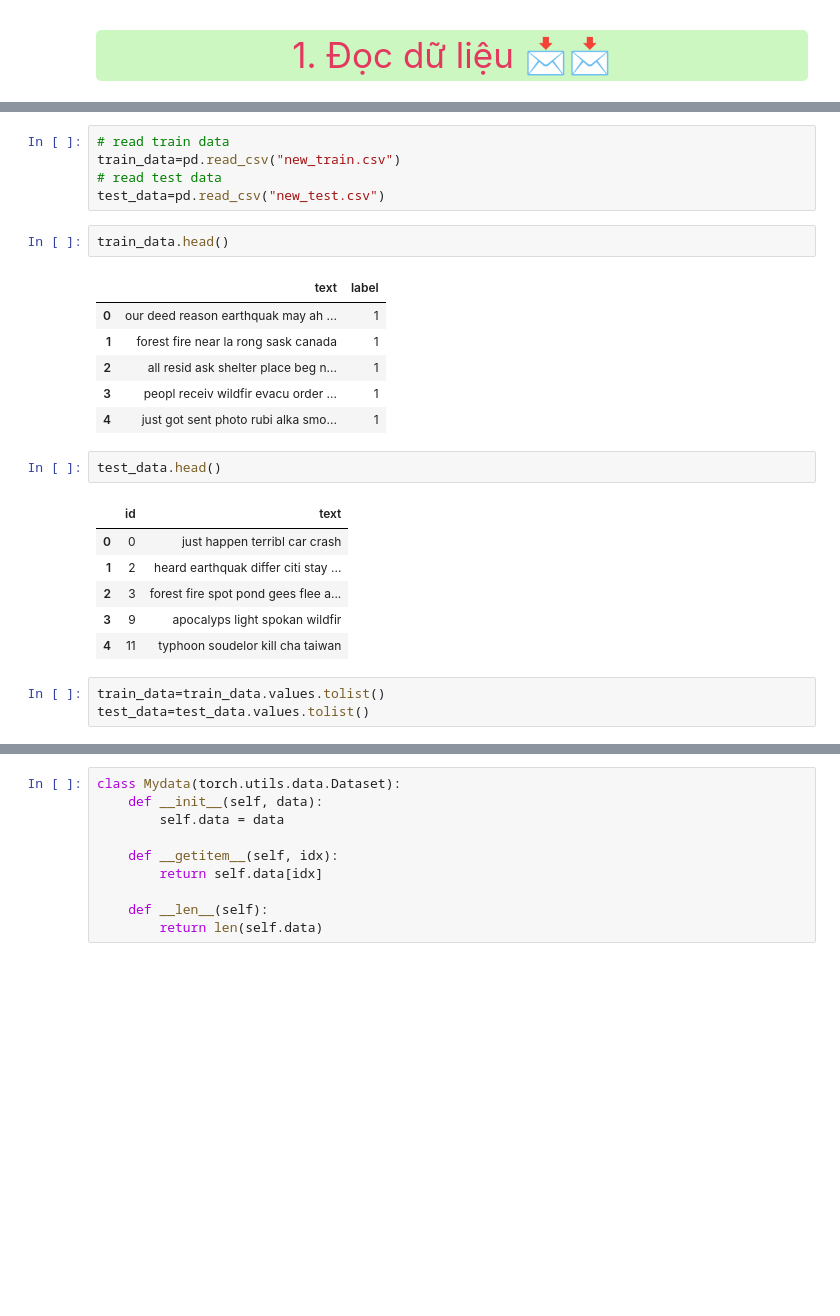
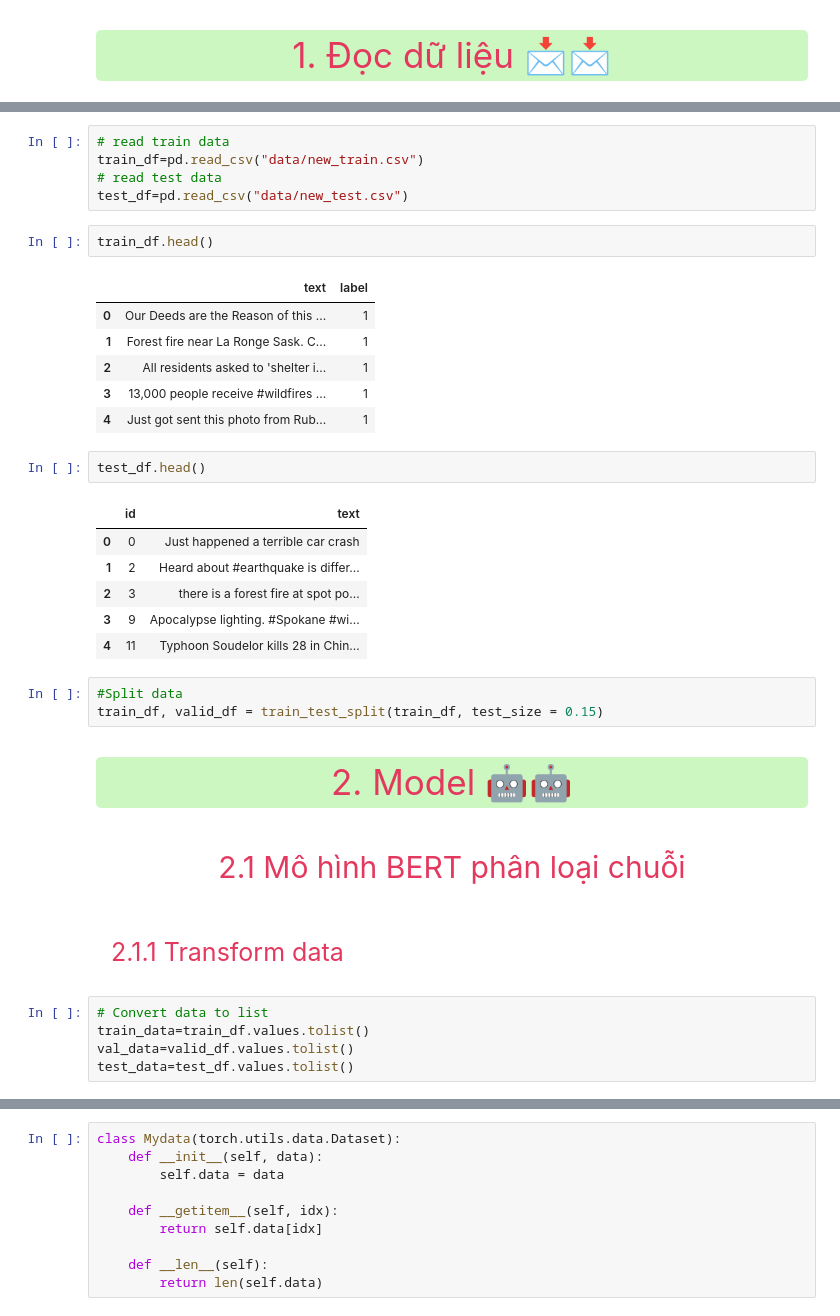
Before and after one commit to HThinh1303/IntelligentDataAnalytics_FinalProject, a Jupyter notebook: task_5_6_7_featuring_modeling_evaluation.ipynb, the cells around one changed output, grey strips where cells are left out. Cells and saved outputs as stored; diff of their text form; blank space fills up the shorter version.

Commit message:
add result of test

```diff
--- a/task_5_6_7_featuring_modeling_evaluation.ipynb
+++ b/task_5_6_7_featuring_modeling_evaluation.ipynb
@@ -27,26 +64,42 @@ from sklearn.metrics import classification_report
 # %%
 # read train data
-train_data=pd.read_csv("new_train.csv")
+train_df=pd.read_csv("data/new_train.csv")
 # read test data
-test_data=pd.read_csv("new_test.csv")
+test_df=pd.read_csv("data/new_test.csv")
 # %%
-train_data.head()
+train_df.head()
 # %% [output]
 |  | text | label |
-| 0 | our deed reason earthquak may ah ... | 1 |
-| 1 | forest fire near la rong sask canada | 1 |
-| 2 | all resid ask shelter place beg n... | 1 |
-| 3 | peopl receiv wildfir evacu order ... | 1 |
-| 4 | just got sent photo rubi alka smo... | 1 |
+| 0 | Our Deeds are the Reason of this ... | 1 |
+| 1 | Forest fire near La Ronge Sask. C... | 1 |
+| 2 | All residents asked to 'shelter i... | 1 |
+| 3 | 13,000 people receive #wildfires ... | 1 |
+| 4 | Just got sent this photo from Rub... | 1 |
 # %%
-test_data.head()
+test_df.head()
 # %% [output]
 |  | id | text |
-| 0 | 0 | just happen terribl car crash |
-| 1 | 2 | heard earthquak differ citi stay ... |
-| 2 | 3 | forest fire spot pond gees flee a... |
-| 3 | 9 | apocalyps light spokan wildfir |
-| 4 | 11 | typhoon soudelor kill cha taiwan |
+| 0 | 0 | Just happened a terrible car crash |
+| 1 | 2 | Heard about #earthquake is differ... |
+| 2 | 3 | there is a forest fire at spot po... |
+| 3 | 9 | Apocalypse lighting. #Spokane #wi... |
+| 4 | 11 | Typhoon Soudelor kills 28 in Chin... |
+# %%
+#Split data
+train_df, valid_df = train_test_split(train_df, test_size = 0.15)
+# %% [markdown]
+<a id="2"></a>
+<div style=" background-color:#cdf7c1 ; color:#e3395e; padding: 15px; border-radius:5px;text-align: center; border-style: solid; border-color: green; font-size: 35px">
+2. Model 🤖🤖
+</div>
+# %% [markdown]
+<a id="2_1"></a>
+<div style="  color:#e3395e; padding: 15px; border-radius:5px;text-align: center; border-style: solid; border-color: green; font-size: 30px">2.1 Mô hình BERT phân loại chuỗi </div>
+# %% [markdown]
+<a id="2_1_1"></a>
+<div style="color:#e3395e; padding: 15px; border-radius:5px;  font-size: 25px">2.1.1 Transform data </div>
 # %%
-train_data=train_data.values.tolist()
-test_data=test_data.values.tolist()
+# Convert data to list
+train_data=train_df.values.tolist()
+val_data=valid_df.values.tolist()
+test_data=test_df.values.tolist()
```
Also changed, not shown: parts of 47 cells of this notebook, 10 other files.
